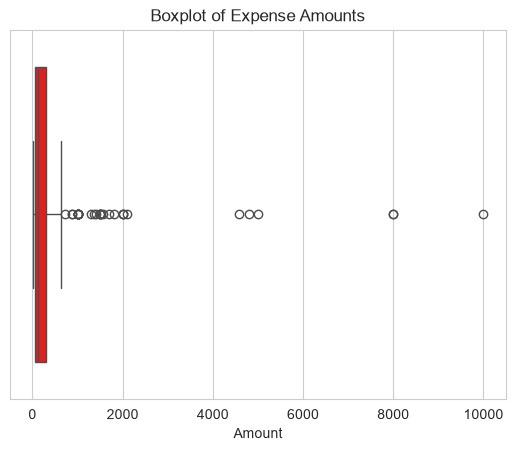
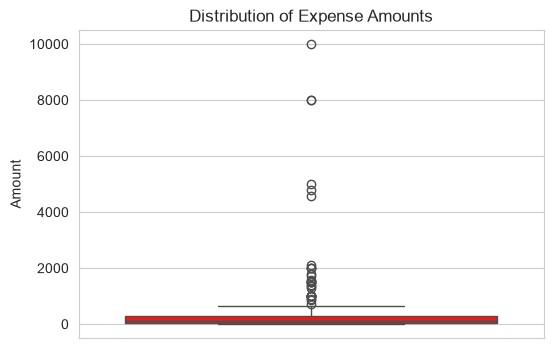
Code edit (unified diff) that turned the first committed figure into the second:
--- before
+++ after
@@ -1,4 +1,6 @@
+plt.figure(figsize=(6,4))
+sns.boxplot(y=df["Amount"], color="red")   # only expense amounts
+plt.title("Distribution of Expense Amounts")
+plt.ylabel("Amount")
+plt.show()
 
-sns.boxplot(x=df['Amount'], color='red')
-plt.title('Boxplot of Expense Amounts')
-plt.show()

Commit: Refine EDA notebook structure and improve project documentation